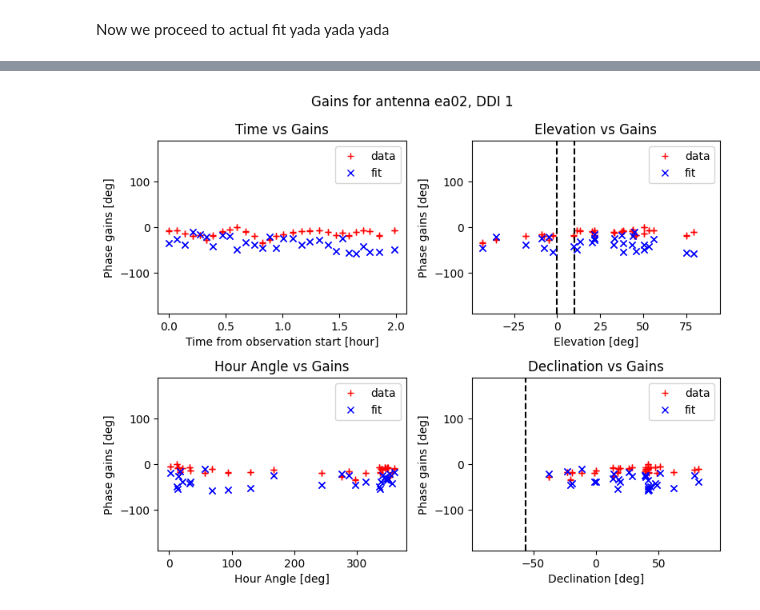
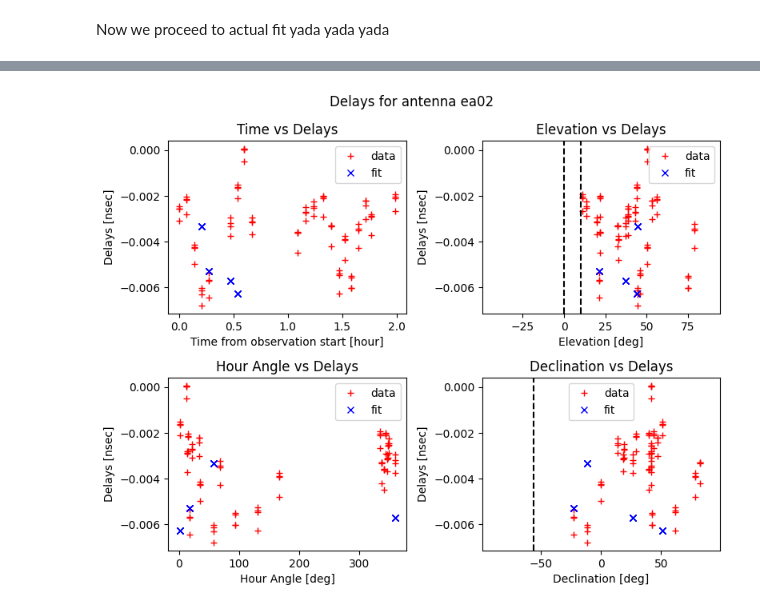
Before and after one commit to casangi/astrohack, a Jupyter notebook: docs/locit_tutorial.ipynb, the cells around one changed output, grey strips where cells are left out. Cells and saved outputs as stored; diff of their text form; code cells hidden in the pictures.

```diff
--- a/docs/locit_tutorial.ipynb
+++ b/docs/locit_tutorial.ipynb
@@ -254,9 +257,10 @@ position_mds.plot_sky_coverage(position_plot_folder,
 # %%
-position_mds.plot_gains(position_plot_folder,
+position_mds.plot_delays(position_plot_folder,
                         ant_id='ea02',
                         ddi=1,
                         time_unit='hour',
                         angle_unit='deg',
+                        delay_unit='nsec',
                         plot_fit=True,
                         display=True,
                         figure_size=None,
@@ -267 +271 @@ position_mds.plot_gains(position_plot_folder,
-[figure, old version]
+[figure, new version]
```
Also changed, not shown: parts of 11 cells of this notebook.
